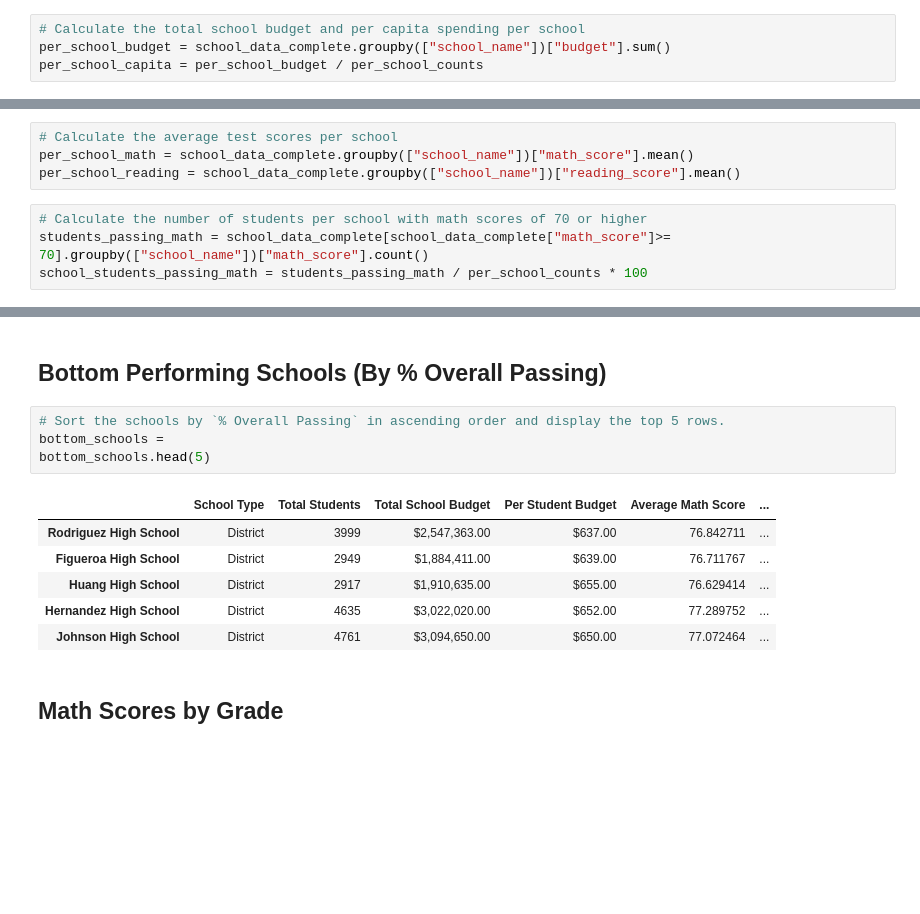
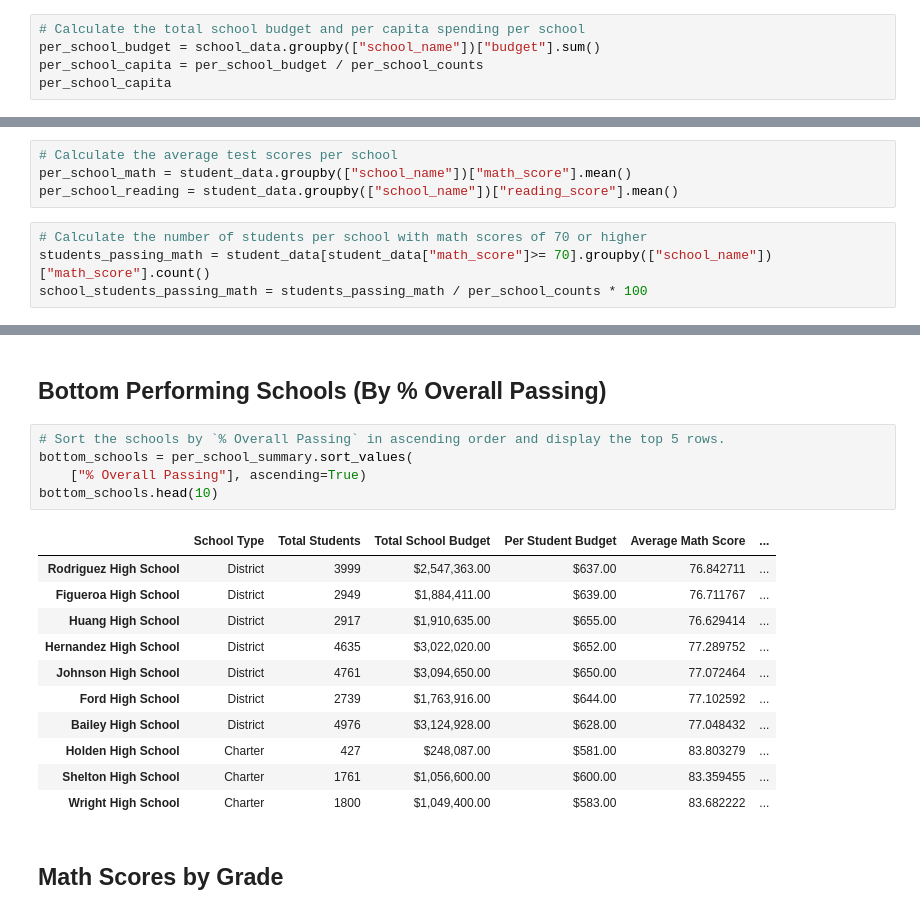
Before and after one commit to Naremen/Module4Challenge, a Jupyter notebook: PyCitySchools_starter.ipynb, the cells around one changed output, grey strips where cells are left out. Saved outputs shown, nothing was run; the diff lists cells and outputs as text; blank space fills up the shorter version.

```diff
--- a/PyCitySchools_starter.ipynb
+++ b/PyCitySchools_starter.ipynb
@@ -186,5 +186,6 @@ Holden High School        427
 Name: school_name, dtype: int64
 # %%
 # Calculate the total school budget and per capita spending per school
-per_school_budget = school_data_complete.groupby(["school_name"])["budget"].sum()
+per_school_budget = school_data.groupby(["school_name"])["budget"].sum()
 per_school_capita = per_school_budget / per_school_counts
+per_school_capita
@@ -191,10 +209,10 @@ per_school_capita = per_school_budget / per_school_counts
 # %%
 # Calculate the average test scores per school
-per_school_math = school_data_complete.groupby(["school_name"])["math_score"].mean()
-per_school_reading = school_data_complete.groupby(["school_name"])["reading_score"].mean()
+per_school_math = student_data.groupby(["school_name"])["math_score"].mean()
+per_school_reading = student_data.groupby(["school_name"])["reading_score"].mean()
 # %%
 # Calculate the number of students per school with math scores of 70 or higher
-students_passing_math = school_data_complete[school_data_complete["math_score"]>= 70].groupby(["school_name"])["math_score"].count()
+students_passing_math = student_data[student_data["math_score"]>= 70].groupby(["school_name"])["math_score"].count()
 school_students_passing_math = students_passing_math / per_school_counts * 100
 # %%
 # Calculate the number of students per school with reading scores of 70 or higher
@@ -265,15 +289,21 @@ top_schools.head(5)
 ## Bottom Performing Schools (By % Overall Passing)
 # %%
 # Sort the schools by `% Overall Passing` in ascending order and display the top 5 rows.
-bottom_schools =
-bottom_schools.head(5)
+bottom_schools = per_school_summary.sort_values(
+    ["% Overall Passing"], ascending=True)
+bottom_schools.head(10)
 # %% [output]
 |  | School Type | Total Students | Total School Budget | Per Student Budget | Average Math Score | ... |
 | Rodriguez High School | District | 3999 | $2,547,363.00 | $637.00 | 76.842711 | ... |
 | Figueroa High School | District | 2949 | $1,884,411.00 | $639.00 | 76.711767 | ... |
 | Huang High School | District | 2917 | $1,910,635.00 | $655.00 | 76.629414 | ... |
 | Hernandez High School | District | 4635 | $3,022,020.00 | $652.00 | 77.289752 | ... |
 | Johnson High School | District | 4761 | $3,094,650.00 | $650.00 | 77.072464 | ... |
+| Ford High School | District | 2739 | $1,763,916.00 | $644.00 | 77.102592 | ... |
+| Bailey High School | District | 4976 | $3,124,928.00 | $628.00 | 77.048432 | ... |
+| Holden High School | Charter | 427 | $248,087.00 | $581.00 | 83.803279 | ... |
+| Shelton High School | Charter | 1761 | $1,056,600.00 | $600.00 | 83.359455 | ... |
+| Wright High School | Charter | 1800 | $1,049,400.00 | $583.00 | 83.682222 | ... |
 # %% [markdown]
 ## Math Scores by Grade
 # %%
```
Also changed, not shown: parts of 12 cells of this notebook, 1 other file.
